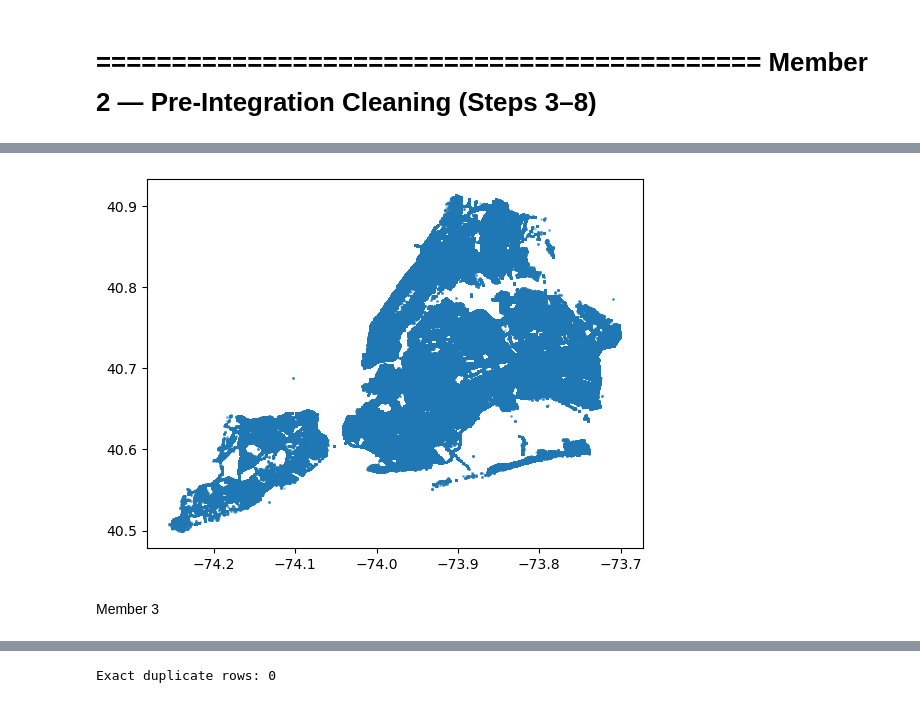
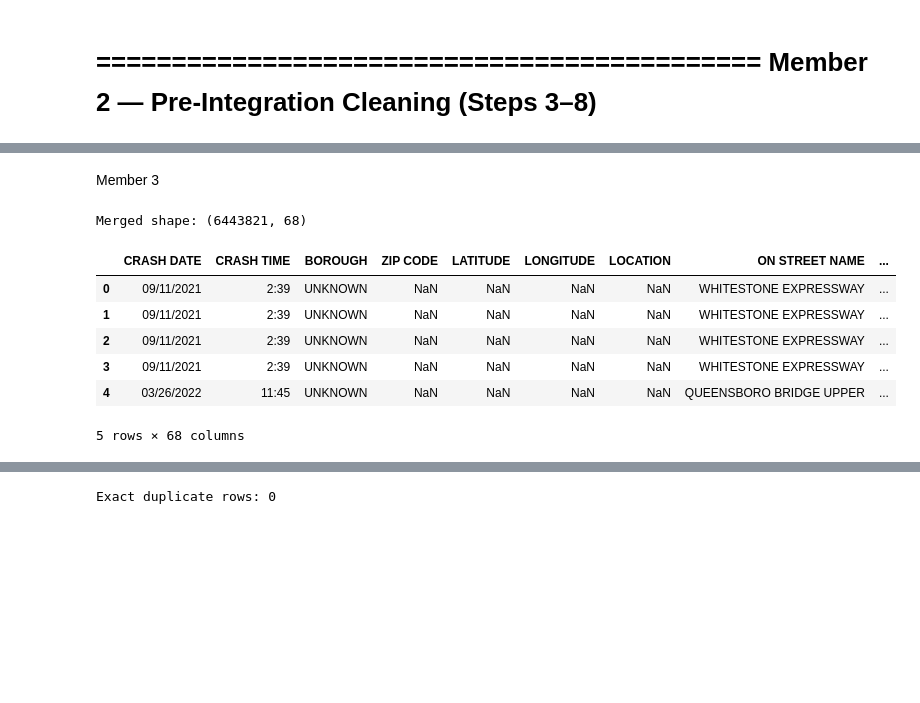
Before and after one commit to SarahRaafat/NYC-motor-vehicle-collisions, a Jupyter notebook: notebooks/Milestone1.ipynb, the cells around one changed output, grey strips where cells are left out. Saved outputs shown, nothing was run; the diff lists cells and outputs as text; code cells hidden in the pictures; blank space fills up the shorter version.

```diff
--- a/notebooks/Milestone1.ipynb
+++ b/notebooks/Milestone1.ipynb
@@ -524,8 +749,3 @@ Saved clean_persons.csv (5,817,173 rows, 21 cols)
-# %%
-plt.scatter(df_merged['LONGITUDE'], df_merged['LATITUDE'], s=1, alpha=0.3)
-plt.show()
-# %% [output]
-[figure, removed]
 # %% [markdown]
 Member 3
 # %%
@@ -535,6 +757,15 @@ clean_crashes = pd.read_csv('clean_crashes.csv')
 clean_persons = pd.read_csv('clean_persons.csv')
 # %%
 # 2) Merge on COLLISION_ID (main integration key)
-df_merged = pd.merge(clean_crashes, clean_persons, on="COLLISION_ID", how="inner")
+df_merged = pd.merge(clean_crashes, clean_persons, on="COLLISION_ID", how="left", validate= "1:m")
 print("Merged shape:", df_merged.shape)
 display(df_merged.head())
+# %% [output]
+Merged shape: (6443821, 68)
+|  | CRASH DATE | CRASH TIME | BOROUGH | ZIP CODE | LATITUDE | LONGITUDE | LOCATION | ON STREET NAME | ... |
+| 0 | 09/11/2021 | 2:39 | UNKNOWN | NaN | NaN | NaN | NaN | WHITESTONE EXPRESSWAY | ... |
+| 1 | 09/11/2021 | 2:39 | UNKNOWN | NaN | NaN | NaN | NaN | WHITESTONE EXPRESSWAY | ... |
+| 2 | 09/11/2021 | 2:39 | UNKNOWN | NaN | NaN | NaN | NaN | WHITESTONE EXPRESSWAY | ... |
+| 3 | 09/11/2021 | 2:39 | UNKNOWN | NaN | NaN | NaN | NaN | WHITESTONE EXPRESSWAY | ... |
+| 4 | 03/26/2022 | 11:45 | UNKNOWN | NaN | NaN | NaN | NaN | QUEENSBORO BRIDGE UPPER | ... |
+5 rows × 68 columns
```
Also changed, not shown: parts of 25 cells of this notebook, 4 other files.
